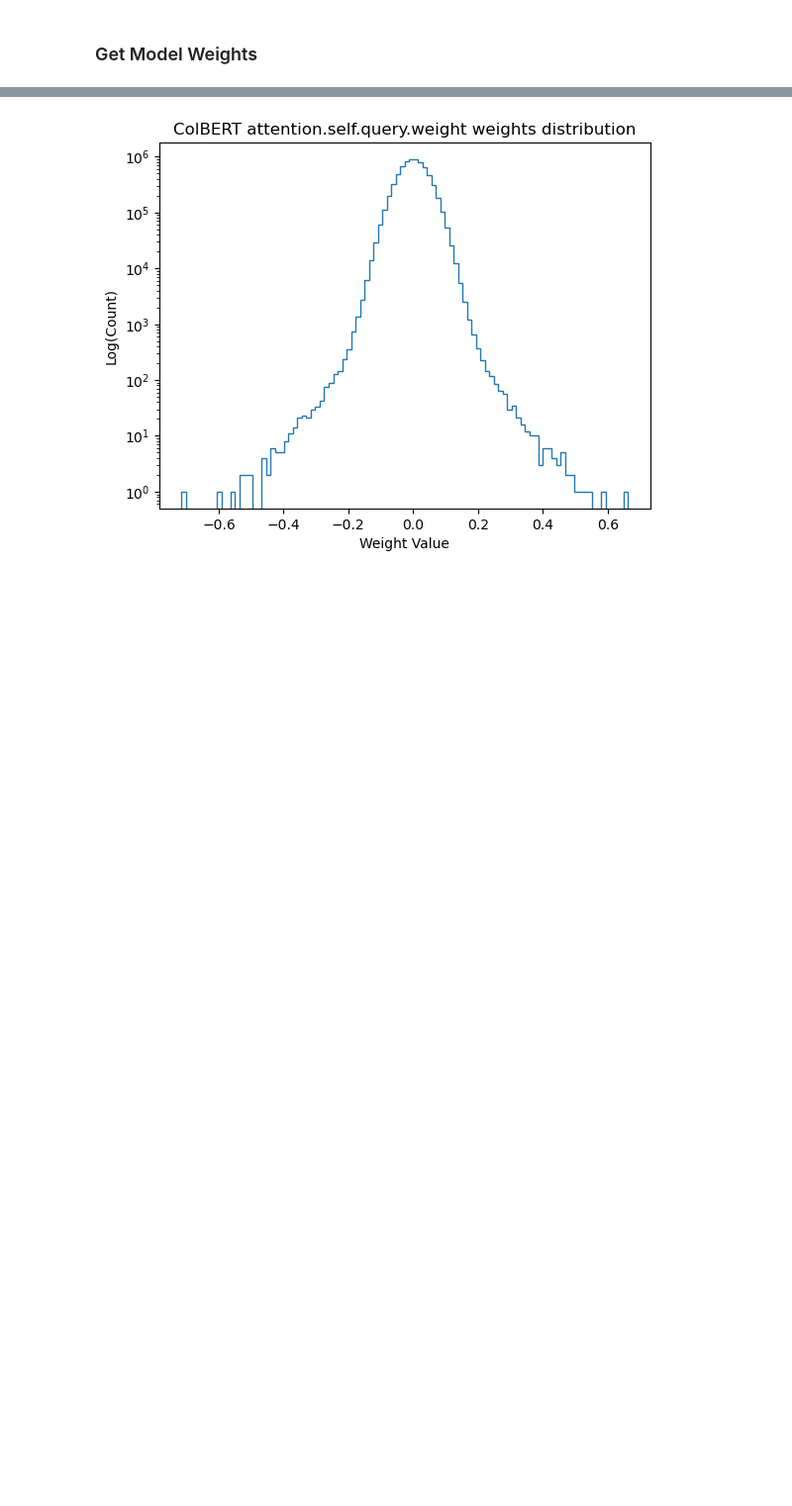
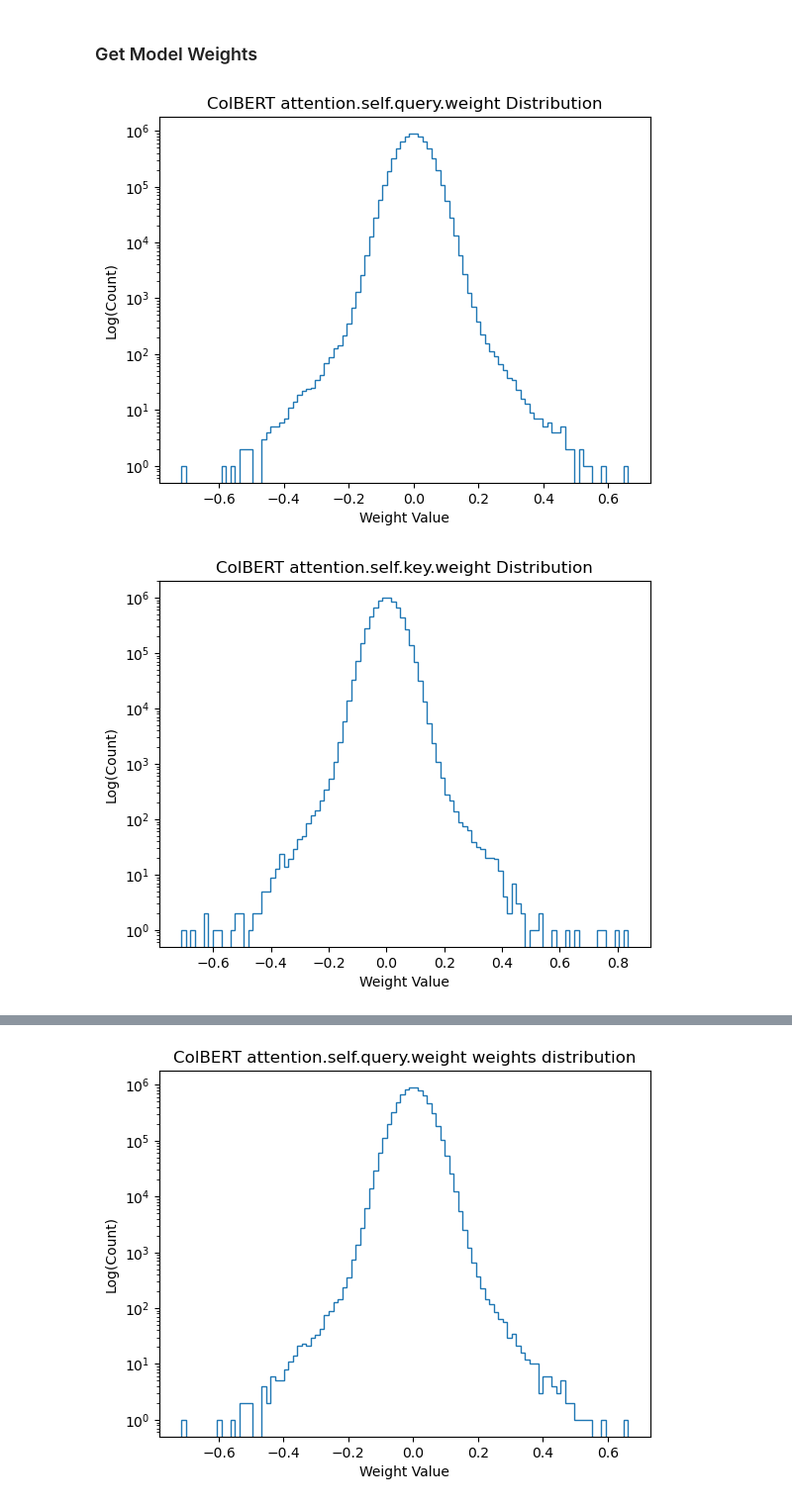
Before and after one commit to Ngo-Kevin/splade-colBERT, a Jupyter notebook: ColBERT/retraining_attempt.ipynb, the cells around one changed output, grey strips where cells are left out. Shown at 99% size. Cells and saved outputs as stored; diff of their text form; code cells hidden in the pictures; blank space fills up the shorter version.

```diff
--- a/ColBERT/retraining_attempt.ipynb
+++ b/ColBERT/retraining_attempt.ipynb
@@ -490,24 +724,29 @@ do_eval = True
 # %%
-for prune_type in ["attention", "attention_no_dense"]:
+for prune_type in ["attention", "attention_no_dense", "dense", "all"]:
+    use_full_data = True
     nbits = 2
-    maxsteps = 500000
+    maxsteps = 400000
     use_iter = 400000
     prune_amount = 0.2
-    # prune_type = 'attention_no_dense'
     k = 1000
 
     maxsteps_str=f"{maxsteps:,}".replace(',','.')
     experiment = f"msmarco_{maxsteps_str}"
+    if use_full_data:
+        experiment += f".data=full"
+
     base_path = fr"experiments/{experiment}"
 
     use_iter_str=f"{use_iter:,}".replace(',','.')
-    index_name = f"msmarco_{use_iter_str}.nbits={nbits}"
+    index_name = f"msmarco_{use_iter_str}{'.data=full' if use_full_data else ''}.nbits={nbits}"
 
     checkpoint = fr"{base_path}/checkpoints/colbert-{use_iter}"
 
     if prune_amount > 0:
         checkpoint = f"{checkpoint}.prune={prune_amount}.prune_type={prune_type}"
         index_name = f"{index_name}.prune={prune_amount}.prune_type={prune_type}"
+
+    retrieval_name = f"{index_name}.ranking={k}.tsv"
 
     if not os.path.exists(checkpoint):
         checkpoint = fr"{base_path}/checkpoints/colbert"
@@ -573,14 +812,18 @@ for prune_type in ["attention", "attention_no_dense"]:
             searcher = Searcher(index=config.index_name, config=config, checkpoint=config.checkpoint)
             queries = Queries(config.queries)
             ranking = searcher.search_all(queries, k=k)
-            ranking.save(f"msmarco.{use_iter_str}.nbits={config.nbits}.prune={prune_amount}.prune_type={prune_type}.ranking={k}.tsv")
+            # ranking.save(f"msmarco.{use_iter_str}.nbits={config.nbits}.prune={prune_amount}.prune_type={prune_type}.ranking={k}.tsv")
+            ranking.save(retrieval_name)
         timestamp()
 
         del searcher, queries, ranking
         gc.collect()
 
     if do_eval:
+        # !python -m utility.evaluate.msmarco_passages \
+        #     --ranking "experiments/msmarco_{maxsteps_str}/retrieval/msmarco.{use_iter_str}.nbits={config.nbits}.prune={prune_amount}.prune_type={prune_type}.ranking={k}.tsv" \
+        #     --qrels "../data/qrels.dev.tsv" > "experiments/msmarco_{maxsteps_str}/retrieval/msmarco.{use_iter_str}.nbits={config.nbits}.prune={prune_amount}.prune_type={prune_type}.ranking={k}.tsv.log"
         !python -m utility.evaluate.msmarco_passages \
-        --ranking "experiments/msmarco_{maxsteps_str}/retrieval/msmarco.{use_iter_str}.nbits={config.nbits}.prune={prune_amount}.prune_type={prune_type}.ranking={k}.tsv" \
-        --qrels "../data/qrels.dev.tsv" > "experiments/msmarco_{maxsteps_str}/retrieval/msmarco.{use_iter_str}.nbits={config.nbits}.prune={prune_amount}.prune_type={prune_type}.ranking={k}.tsv.log"
+            --ranking "experiments/{experiment}/retrieval/{retrieval_name}" \
+            --qrels "../data/qrels.dev.tsv" > "experiments/{experiment}/retrieval/{retrieval_name}.log"
 # %% [output]
@@ -629,0 +847,5 @@ Nov 15 2022, 12:30:14
+# %%
+do_train = False
+do_index = False
+do_retrieval =True
+do_eval = True
@@ -1597,6 +1966,6 @@ plt.show()
 # %%
 model_weights = defaultdict(list)
-for name, param in tqdm(checkpoint.named_parameters()):
+for name, param in tqdm(model.named_parameters()):
     if not name.endswith('weight') \
         or 'LayerNorm' in name \
         or name.startswith('model.bert.embeddings') \
@@ -1608,4 +1977,4 @@ for name, param in tqdm(checkpoint.named_parameters()):
     else:
         clean_name = ".".join(s_name[1:])
     # print(clean_name, ":" ,param.shape)
-    model_weights[clean_name] += param.round(decimals=6).detach().numpy().flatten().tolist()
+    model_weights[clean_name] += param.round(decimals=6).cpu().detach().numpy().flatten().tolist()
@@ -1611,0 +1983,16 @@ for name, param in tqdm(checkpoint.named_parameters()):
+# %%
+use_hist_log = True
+hist_x = 'Weight Value'
+hist_y = 'Count'
+for name, weights in model_weights.items():
+    plt.title(f'ColBERT {name} Distribution')
+
+    plt.xlabel(f'{hist_x}')
+
+    ylabel = f'Log({hist_y})' if use_hist_log else f'{hist_y}'
+    plt.ylabel(ylabel)
+    plt.hist(weights, bins=100, histtype='step', log=True);
+    plt.show()
+# %% [output]
+[figure, added]
+[figure, added]
```
Also changed, not shown: parts of 37 cells of this notebook, 6 other files.
